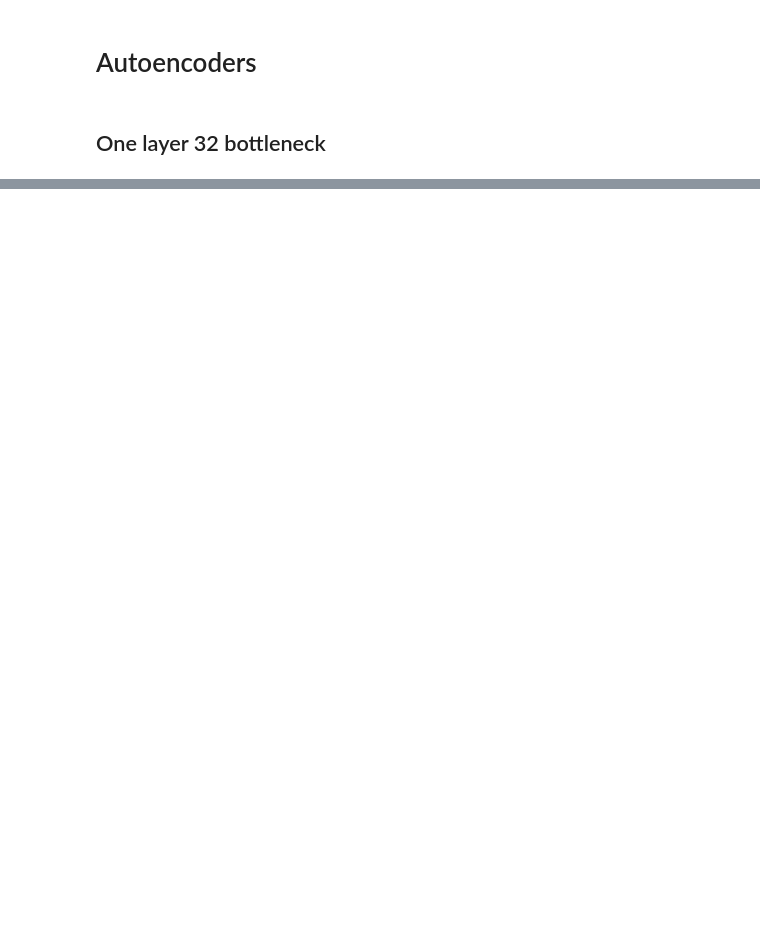
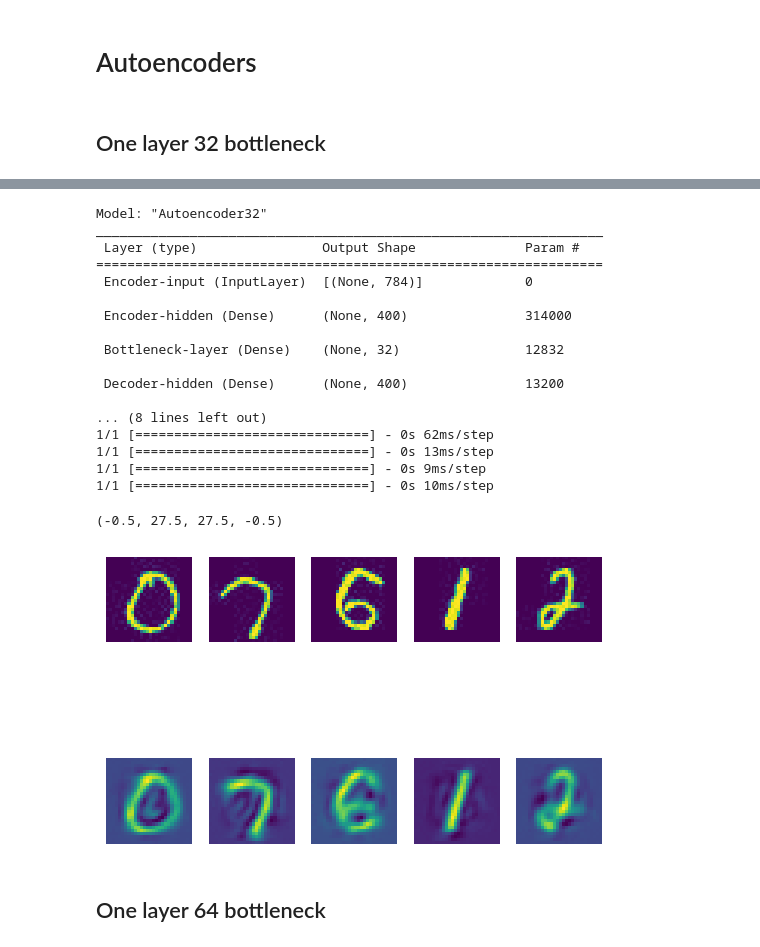
Before and after one commit to imraunav/Deep-Learning-and-Applications, a Jupyter notebook: ProgrammingAssignment4/result_analysis.ipynb, the cells around one changed output, grey strips where cells are left out. Cells and saved outputs as stored; diff of their text form; code cells hidden in the pictures; blank space fills up the shorter version.

```diff
--- a/ProgrammingAssignment4/result_analysis.ipynb
+++ b/ProgrammingAssignment4/result_analysis.ipynb
@@ -269,0 +412,74 @@ plt.axis('off')
+# %%
+model = load_model("./autoencoder_models/autoencoder_3layer_32.h5")
+# %%
+model.summary()
+
+plt.figure()
+plt.subplot(2,5,1)
+# plt.title("Original")
+plt.imshow(class1.reshape((28,28)))
+plt.axis('off')
+
+plt.subplot(2,5,2)
+plt.imshow(class2.reshape((28,28)))
+plt.axis('off')
+
+plt.subplot(2,5,3)
+plt.imshow(class3.reshape((28,28)))
+plt.axis('off')
+
+plt.subplot(2,5,4)
+plt.imshow(class4.reshape((28,28)))
+plt.axis('off')
+
+plt.subplot(2,5,5)
+plt.imshow(class5.reshape((28,28)))
+plt.axis('off')
+
+plt.subplot(2,5,6)
+# plt.title("Original")
+recon_class1 = model.predict(class1.reshape((1, -1)))
+plt.imshow(recon_class1.reshape((28,28)))
+plt.axis('off')
+
+plt.subplot(2,5,7)
+recon_class2 = model.predict(class2.reshape((1, -1)))
+plt.imshow(recon_class2.reshape((28,28)))
+plt.axis('off')
+
+plt.subplot(2,5,8)
+recon_class3 = model.predict(class3.reshape((1, -1)))
+plt.imshow(recon_class3.reshape((28,28)))
+plt.axis('off')
+
+plt.subplot(2,5,9)
+recon_class4 = model.predict(class4.reshape((1, -1)))
+plt.imshow(recon_class4.reshape((28,28)))
+plt.axis('off')
+
+plt.subplot(2,5,10)
+recon_class5 = model.predict(class5.reshape((1, -1)))
+plt.imshow(recon_class5.reshape((28,28)))
+plt.axis('off')
+# %% [output]
+Model: "Autoencoder32"
+_________________________________________________________________
+ Layer (type)                Output Shape              Param #
+=================================================================
+ Encoder-input (InputLayer)  [(None, 784)]             0
+
+ Encoder-hidden (Dense)      (None, 400)               314000
+
+ Bottleneck-layer (Dense)    (None, 32)                12832
+
+ Decoder-hidden (Dense)      (None, 400)               13200
+
+... (8 lines left out)
+1/1 [==============================] - 0s 62ms/step
+1/1 [==============================] - 0s 13ms/step
+1/1 [==============================] - 0s 9ms/step
+1/1 [==============================] - 0s 10ms/step
+(-0.5, 27.5, 27.5, -0.5)
+[figure, added]
+# %% [markdown]
+## One layer 64 bottleneck
```
Also changed, not shown: parts of 38 cells of this notebook.
